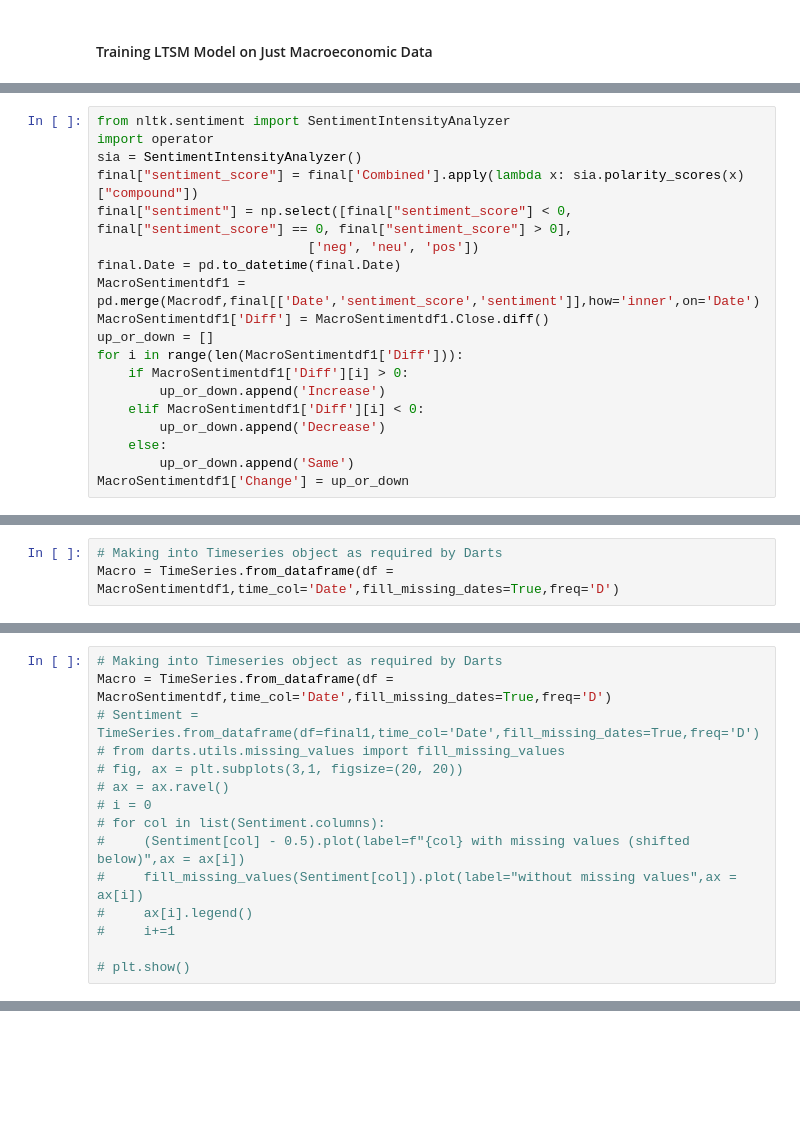
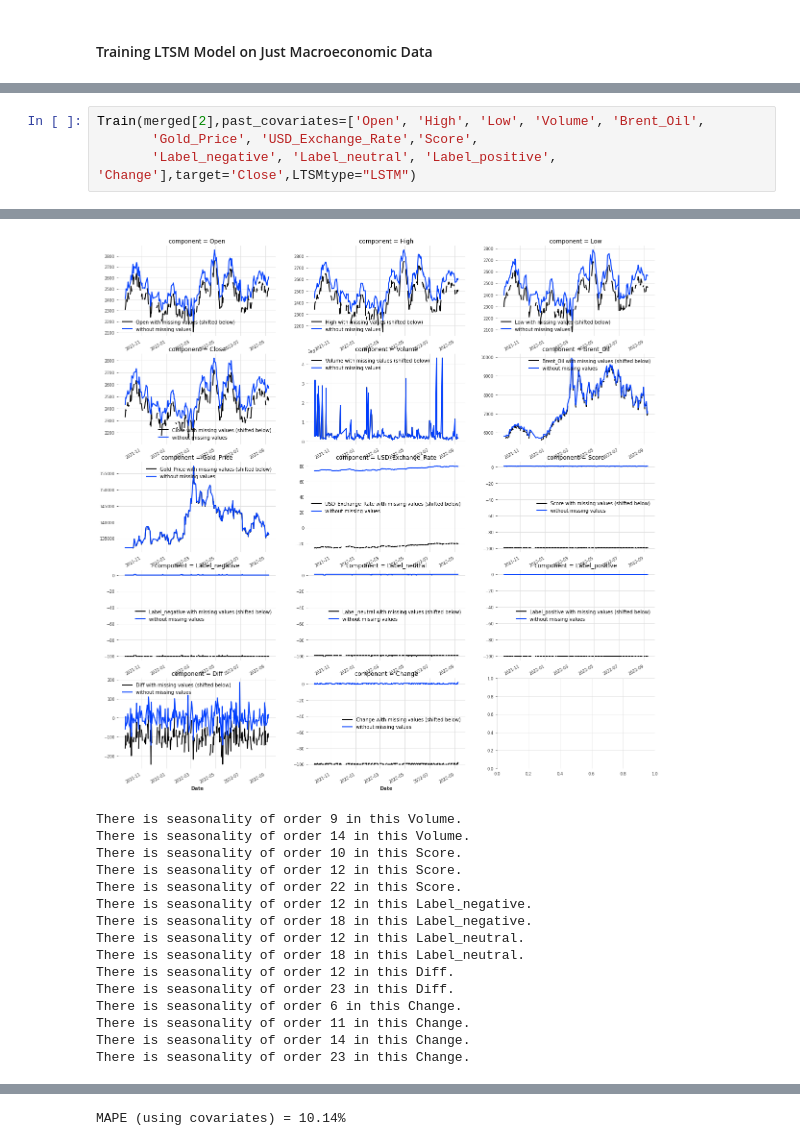
Before and after one commit to kkap250901/Stock-Prediction, a Jupyter notebook: Macro-analysis.ipynb, the cells around one changed output, grey strips where cells are left out. Drawn from its saved outputs; the diff is of its cells as text; blank space fills up the shorter version.

Commit message:
Some More training and code cleaned up properly

```diff
--- a/Macro-analysis.ipynb
+++ b/Macro-analysis.ipynb
@@ -450,19 +293,0 @@ pd.DataFrame(MacroSentimentdf.groupby('Change')['Max_Sentiment'].value_counts())
-# %%
-from nltk.sentiment import SentimentIntensityAnalyzer
-import operator
-sia = SentimentIntensityAnalyzer()
-final["sentiment_score"] = final['Combined'].apply(lambda x: sia.polarity_scores(x)["compound"])
-final["sentiment"] = np.select([final["sentiment_score"] < 0, final["sentiment_score"] == 0, final["sentiment_score"] > 0],
-                           ['neg', 'neu', 'pos'])
-final.Date = pd.to_datetime(final.Date)
-MacroSentimentdf1 = pd.merge(Macrodf,final[['Date','sentiment_score','sentiment']],how='inner',on='Date')
-MacroSentimentdf1['Diff'] = MacroSentimentdf1.Close.diff()
-up_or_down = []
-for i in range(len(MacroSentimentdf1['Diff'])):
-    if MacroSentimentdf1['Diff'][i] > 0:
-        up_or_down.append('Increase')
-    elif MacroSentimentdf1['Diff'][i] < 0:
-        up_or_down.append('Decrease')
-    else:
-        up_or_down.append('Same')
-MacroSentimentdf1['Change'] = up_or_down
@@ -489,3 +293,0 @@ MacroSentimentdf1.Change=MacroSentimentdf1.Change.astype('category').cat.codes
-# %%
-# Making into Timeseries object as required by Darts
-Macro = TimeSeries.from_dataframe(df = MacroSentimentdf1,time_col='Date',fill_missing_dates=True,freq='D')
@@ -735,15 +293,0 @@ ModuleNotFoundError: No module named 'transformers.modeling_distilbert'
-# %%
-# Making into Timeseries object as required by Darts
-Macro = TimeSeries.from_dataframe(df = MacroSentimentdf,time_col='Date',fill_missing_dates=True,freq='D')
-# Sentiment = TimeSeries.from_dataframe(df=final1,time_col='Date',fill_missing_dates=True,freq='D')
-# from darts.utils.missing_values import fill_missing_values
-# fig, ax = plt.subplots(3,1, figsize=(20, 20))
-# ax = ax.ravel()
-# i = 0
-# for col in list(Sentiment.columns):
-#     (Sentiment[col] - 0.5).plot(label=f"{col} with missing values (shifted below)",ax = ax[i])
-#     fill_missing_values(Sentiment[col]).plot(label="without missing values",ax = ax[i])
-#     ax[i].legend()
-#     i+=1
-
-# plt.show()
@@ -974,0 +385,5 @@ MAPE (using covariates) = 14.86%
+# %%
+Train(merged[2],past_covariates=['Open', 'High', 'Low', 'Volume', 'Brent_Oil',
+       'Gold_Price', 'USD_Exchange_Rate','Score',
+       'Label_negative', 'Label_neutral', 'Label_positive', 'Change'],target='Close',LTSMtype="LSTM")
+# %% [output]
@@ -974,0 +407,16 @@ MAPE (using covariates) = 14.86%
+[figure, added]
+There is seasonality of order 9 in this Volume.
+There is seasonality of order 14 in this Volume.
+There is seasonality of order 10 in this Score.
+There is seasonality of order 12 in this Score.
+There is seasonality of order 22 in this Score.
+There is seasonality of order 12 in this Label_negative.
+There is seasonality of order 18 in this Label_negative.
+There is seasonality of order 12 in this Label_neutral.
+There is seasonality of order 18 in this Label_neutral.
+There is seasonality of order 12 in this Diff.
+There is seasonality of order 23 in this Diff.
+There is seasonality of order 6 in this Change.
+There is seasonality of order 11 in this Change.
+There is seasonality of order 14 in this Change.
+There is seasonality of order 23 in this Change.
@@ -974,0 +430 @@ MAPE (using covariates) = 14.86%
+MAPE (using covariates) = 10.14%
```
Also changed, not shown: parts of 31 cells of this notebook.
